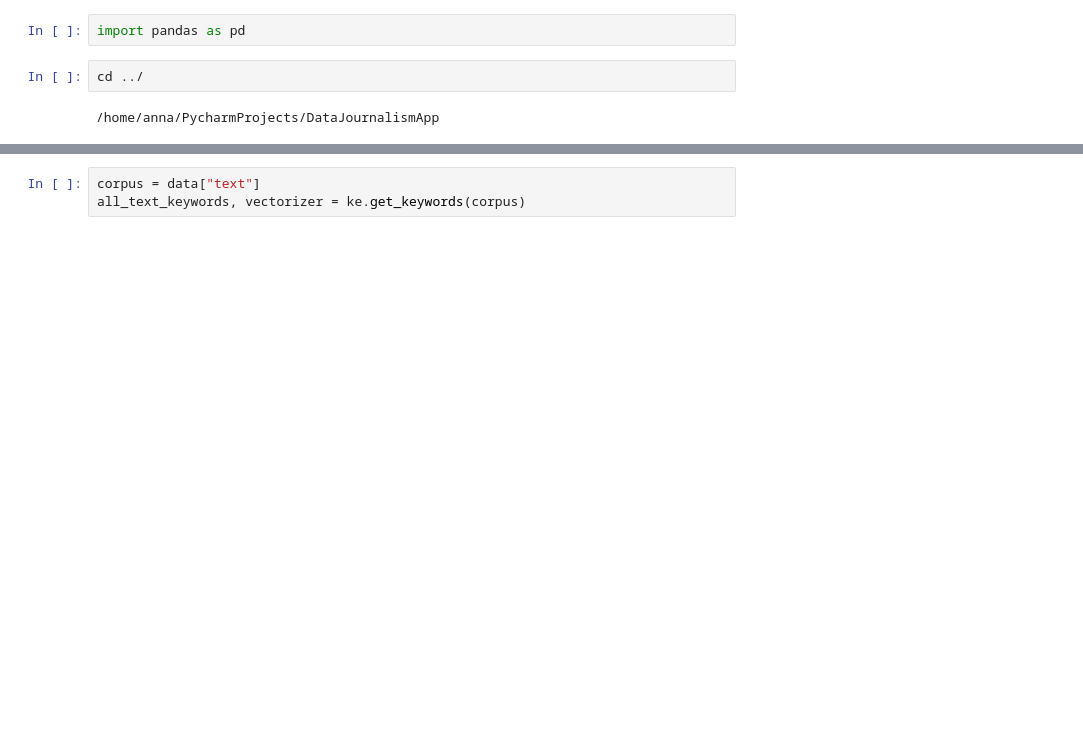
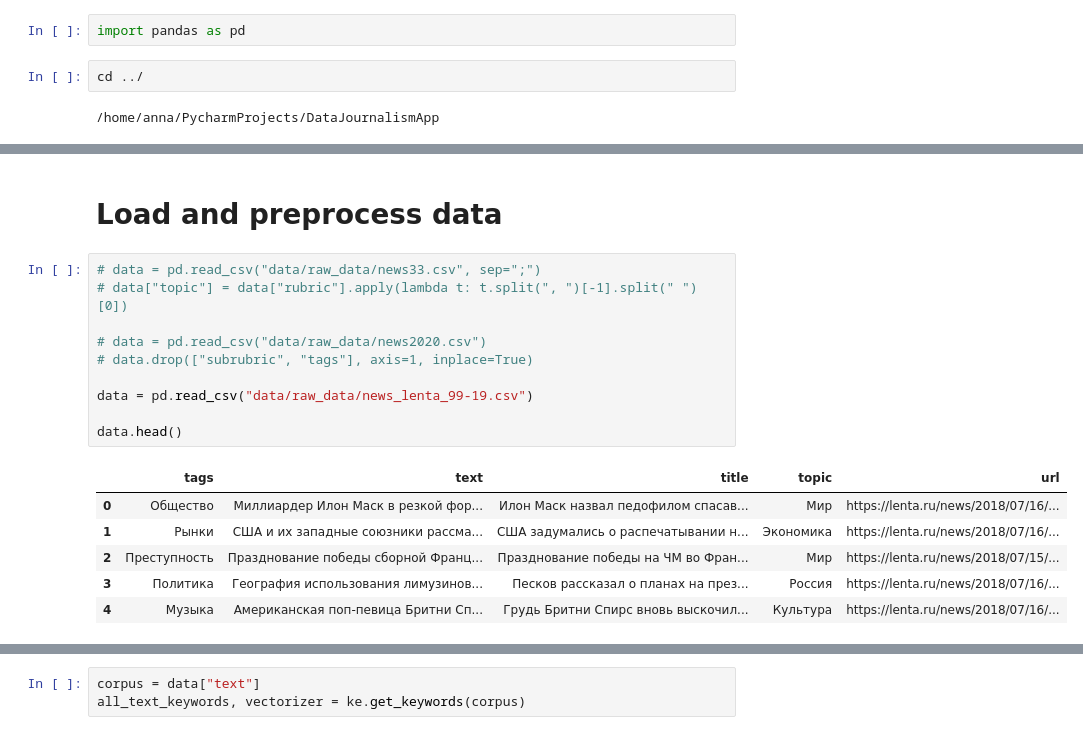
Before and after one commit to annachikina/DataJournalismApp, a Jupyter notebook: notebooks/Data Preprocessing.ipynb, the cells around one changed output, grey strips where cells are left out. Cells and saved outputs as stored; diff of their text form; blank space fills up the shorter version.

```diff
--- a/notebooks/Data Preprocessing.ipynb
+++ b/notebooks/Data Preprocessing.ipynb
@@ -21,0 +12,19 @@ data.head()
+# %% [markdown]
+# Load and preprocess data
+# %%
+# data = pd.read_csv("data/raw_data/news33.csv", sep=";")
+# data["topic"] = data["rubric"].apply(lambda t: t.split(", ")[-1].split(" ")[0])
+
+# data = pd.read_csv("data/raw_data/news2020.csv")
+# data.drop(["subrubric", "tags"], axis=1, inplace=True)
+
+data = pd.read_csv("data/raw_data/news_lenta_99-19.csv")
+
+data.head()
+# %% [output]
+|  | tags | text | title | topic | url |
+| 0 | Общество | Миллиардер Илон Маск в резкой фор... | Илон Маск назвал педофилом спасав... | Мир | https://lenta.ru/news/2018/07/16/... |
+| 1 | Рынки | США и их западные союзники рассма... | США задумались о распечатывании н... | Экономика | https://lenta.ru/news/2018/07/16/... |
+| 2 | Преступность | Празднование победы сборной Франц... | Празднование победы на ЧМ во Фран... | Мир | https://lenta.ru/news/2018/07/15/... |
+| 3 | Политика | География использования лимузинов... | Песков рассказал о планах на през... | Россия | https://lenta.ru/news/2018/07/16/... |
+| 4 | Музыка | Американская поп-певица Бритни Сп... | Грудь Бритни Спирс вновь выскочил... | Культура | https://lenta.ru/news/2018/07/16/... |
```
Also changed, not shown: parts of 17 cells of this notebook, 4 other files.
